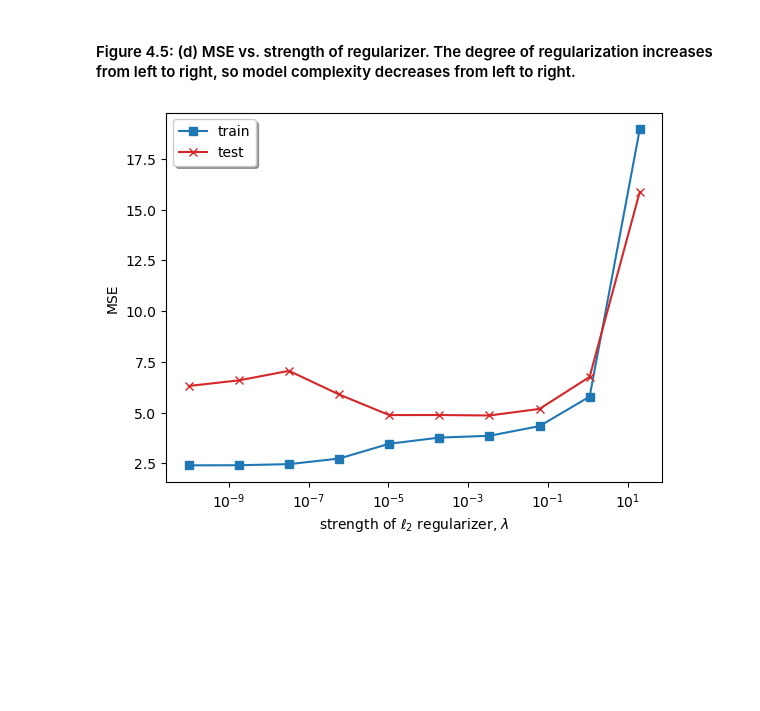
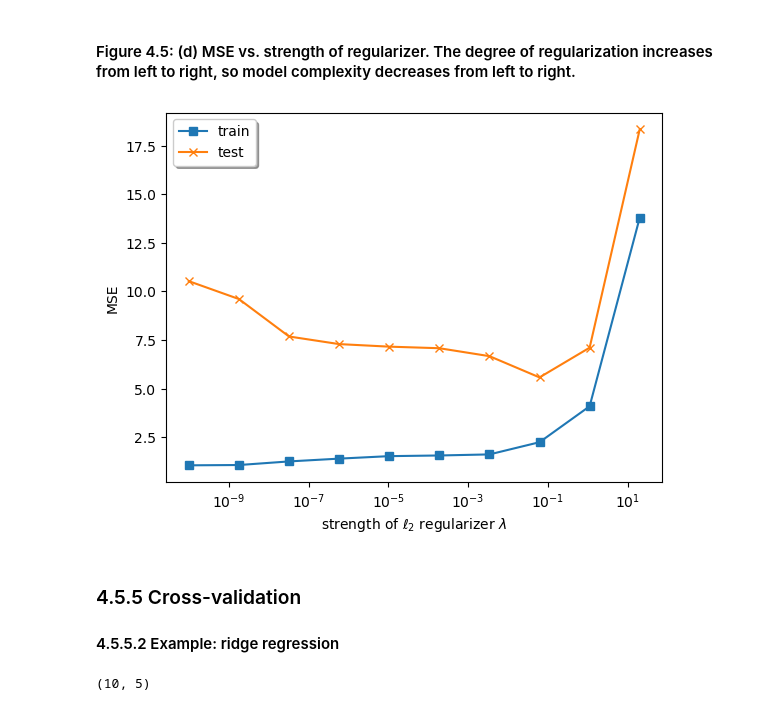
Before and after one commit to chofchof/probml, a Jupyter notebook: notebooks/book1/04/linreg_poly_ridge.ipynb, the cells around one changed output. Saved outputs shown, nothing was run; the diff lists cells and outputs as text; code cells hidden in the pictures; blank space fills up the shorter version.

```diff
--- a/notebooks/book1/04/linreg_poly_ridge.ipynb
+++ b/notebooks/book1/04/linreg_poly_ridge.ipynb
@@ -86,9 +83,0 @@ for alpha, ax in zip(np.logspace(-10, 1.3, 10)[[0, 5, 8]], axes):
-# %%
-mse = []
-for alpha in np.logspace(-10, 1.3, 10):
-    pred_train, pred_test, theta = ridge_estimation(
-        X_train, y_train, X_test, y_test, degree=14, alpha=alpha
-    )
-    mse.append((alpha, pred_train[1], pred_test[1]))
-mse = np.asarray(mse)
-mse
@@ -108,11 +86,32 @@ array([[1.00000000e-10, 2.40497032e+00, 6.31399418e+00],
 # %%
 # Plot MSE vs degree
 _, ax = plt.subplots()
-ax.plot(mse[:, 0], mse[:, 1], color='tab:blue', marker='s', label='train')
-ax.plot(mse[:, 0], mse[:, 2], color='tab:red', marker='x', label='test')
+ax.plot(alpha_list, mse[:, 0], color='tab:blue', marker='s', label='train')
+ax.plot(alpha_list, mse[:, 1], color='tab:orange', marker='x', label='test')
 ax.set_xscale('log')
-ax.set_xlabel('strength of $\ell_2$ regularizer, $\lambda$')
+ax.set_xlabel('strength of $\ell_2$ regularizer $\lambda$')
 ax.set_ylabel('MSE')
 ax.legend(loc='upper left', shadow=True);
 # %% [output]
-[figure, old version]
+[figure, new version]
+# %% [markdown]
+### 4.5.5 Cross-validation
+
+#### 4.5.5.2 Example: ridge regression
+# %%
+from sklearn.metrics import make_scorer
+mse_scorer = make_scorer(mean_squared_error, greater_is_better=False)
+
+from sklearn.model_selection import cross_val_score
+cv_score = []
+for alpha in alpha_list:
+    score = cross_val_score(
+        Ridge(alpha=alpha),
+        X_poly_train, y_train,
+        cv=5, scoring='neg_mean_squared_error'
+    )
+    cv_score.append(-score)
+cv_score = np.asarray(cv_score)
+cv_score.shape
+# %% [output]
+(10, 5)
```
Also changed, not shown: parts of 5 cells of this notebook, 3 other files.
